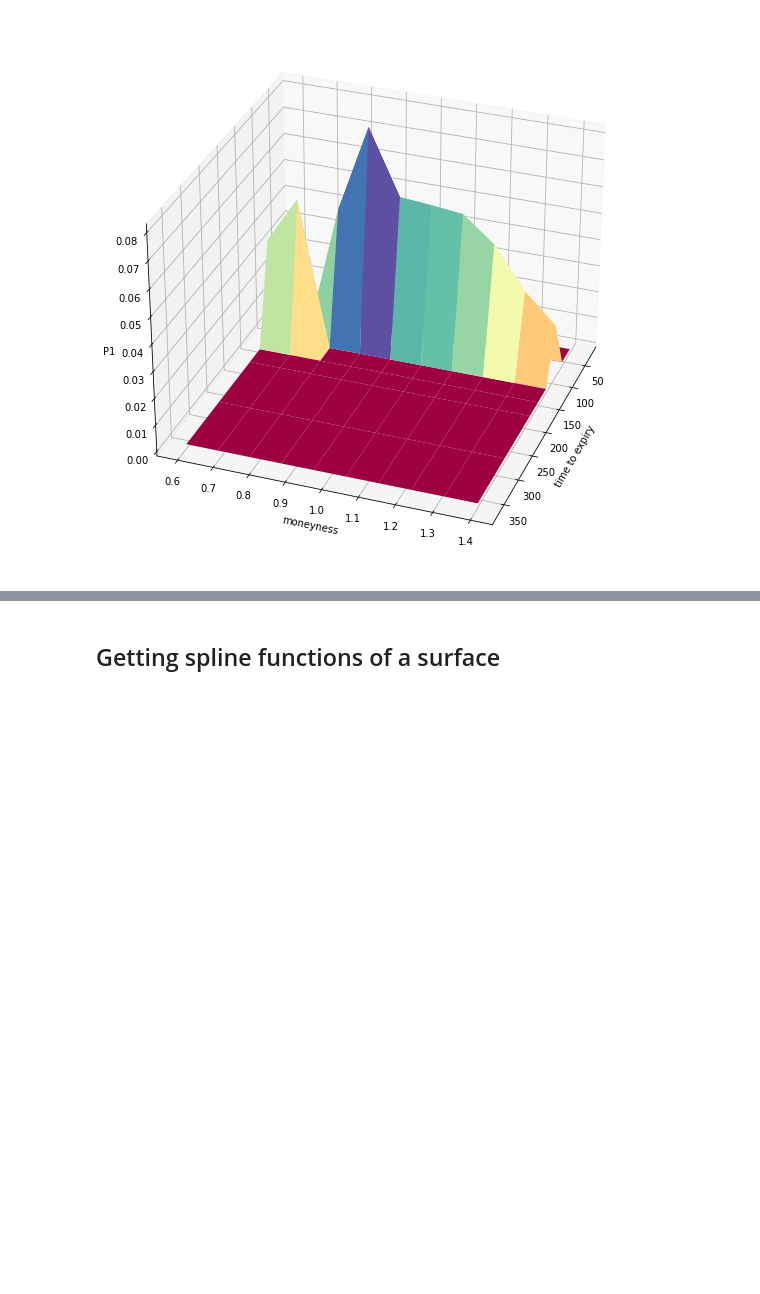
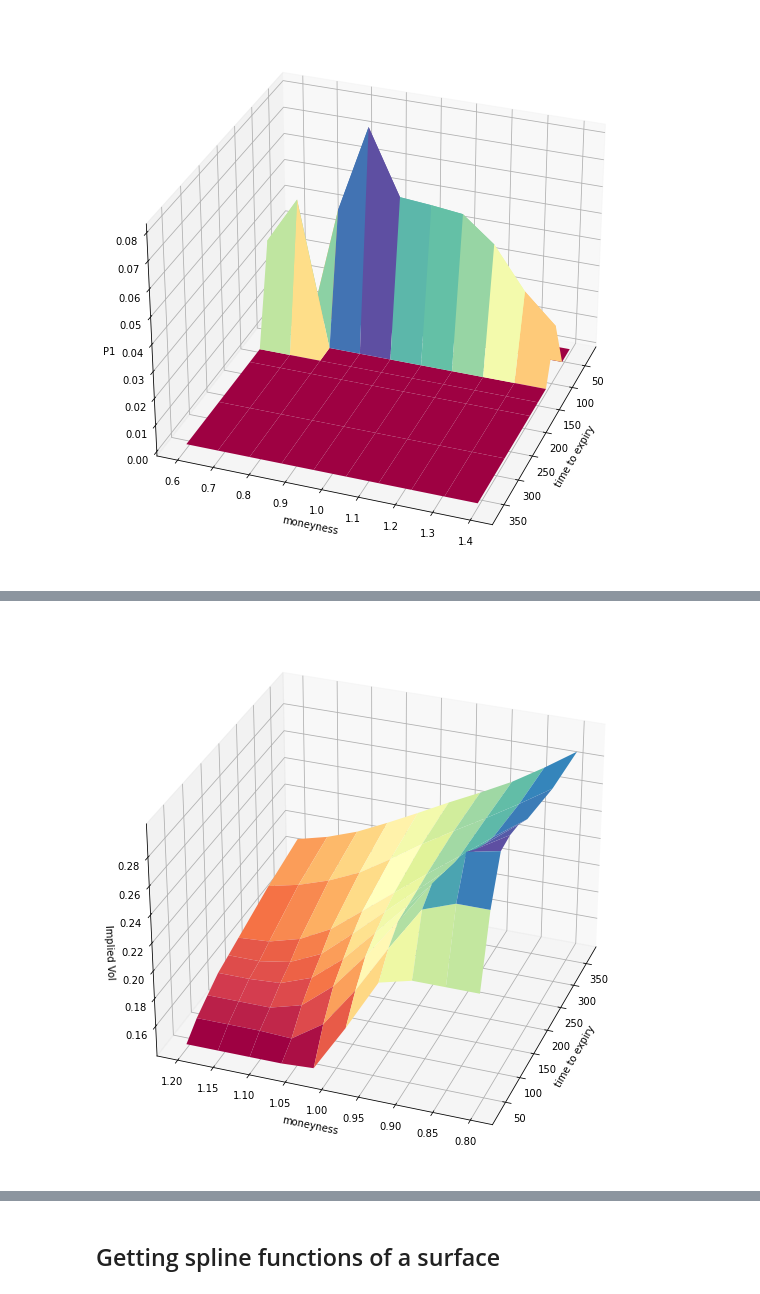
Before and after one commit to DavidMal101/Topics-in-Quant-Finance, a Jupyter notebook: Topics in Quant Finance.ipynb, the cells around one changed output, grey strips where cells are left out. Saved outputs shown, nothing was run; the diff lists cells and outputs as text; code cells hidden in the pictures; blank space fills up the shorter version.

Commit message:
Experimented with different grid in first part

```diff
--- a/Topics in Quant Finance.ipynb
+++ b/Topics in Quant Finance.ipynb
@@ -326,7 +326,7 @@ impl_vol_df['moneyness']=impl_vol_df.apply(lambda x: inverse_delta(x.delta,x.day
 # %% [markdown]
 Need to create a fixed grid for m, so that we can create a proper surface when calculating the arbitrage penalties
 # %%
-def interpolate_moneyness(df):
+def interpolate_moneyness(df,m_grid):
     '''
     Takes as argument a dataframe with:
     days,moneyness,inpl_volatility columns, delta and c
@@ -335,7 +335,7 @@ def interpolate_moneyness(df):
     Dataframe with implied volatility values linearly interpolated to fit the gird of
     moneyness values
     '''
-    m_grid=np.linspace(0.6,1.4,10)
+    #m_grid=np.linspace(0.6,1.4,10)
     t_grid=df['days'].unique()
 
     #interpolate in moneyness
@@ -364,15 +364,16 @@ def interpolate_moneyness(df):
 
         interpolated_df=pd.concat([interpolated_df,sub_df],ignore_index=True)
         interpolated_df.drop(columns=['delta'],inplace=True)
-        #delta and c are no longer accurate
+        #delta no longer accurate
     return interpolated_df
 # %%
+m_grid=np.linspace(0.6,1.4,10)
 interp_implvol_df=pd.DataFrame([])
 
 dates=impl_vol_df['date'].unique()
 for date in dates:
     temp_df=impl_vol_df[impl_vol_df['date']==date]
-    interp_implvol_df=pd.concat([interp_implvol_df,interpolate_moneyness(temp_df)])
+    interp_implvol_df=pd.concat([interp_implvol_df,interpolate_moneyness(temp_df,m_grid)])
 # %%
 #now calculate call values
 interp_implvol_df['c']=interp_implvol_df.apply(lambda row: c(row['moneyness'],row['days']/365,row['rate'],row['impl_volatility']),axis=1)
@@ -495,0 +459,10 @@ See the caveats in the documentation: https://pandas.pydata.org/pandas-docs/stab
+# %%
+m_grid=np.linspace(0.8,1.2,10)
+interp_implvol_df2=pd.DataFrame([])
+
+dates=impl_vol_df['date'].unique()
+for date in dates:
+    temp_df=impl_vol_df[impl_vol_df['date']==date]
+    interp_implvol_df2=pd.concat([interp_implvol_df2,interpolate_moneyness(temp_df,m_grid)])
+# %%
+interp_implvol_df2['c']=interp_implvol_df2.apply(lambda row: c(row['moneyness'],row['days']/365,row['rate'],row['impl_volatility']),axis=1)
@@ -495,0 +485,15 @@ See the caveats in the documentation: https://pandas.pydata.org/pandas-docs/stab
+# %%
+sample_df=interp_implvol_df2[interp_implvol_df2['date']=='2021-11-01']
+tt,mm=np.meshgrid(t_grid,m_grid)
+#volatility indexed by moneyess and days to expiry
+v=pd.pivot(sample_df,index=['moneyness'],columns=['days'],values='impl_volatility').to_numpy()
+fig=plt.figure(figsize=(10,10))
+ax=fig.add_subplot(111,projection='3d')
+ax.plot_surface(tt,mm,v,cmap='Spectral')
+ax.set_ylabel('moneyness')
+ax.set_xlabel('time to expiry')
+ax.set_zlabel('Implied Vol')
+ax.view_init(azim=200)
+plt.show()
+# %% [output]
+[figure, added]
```
Also changed, not shown: parts of 15 cells of this notebook.
